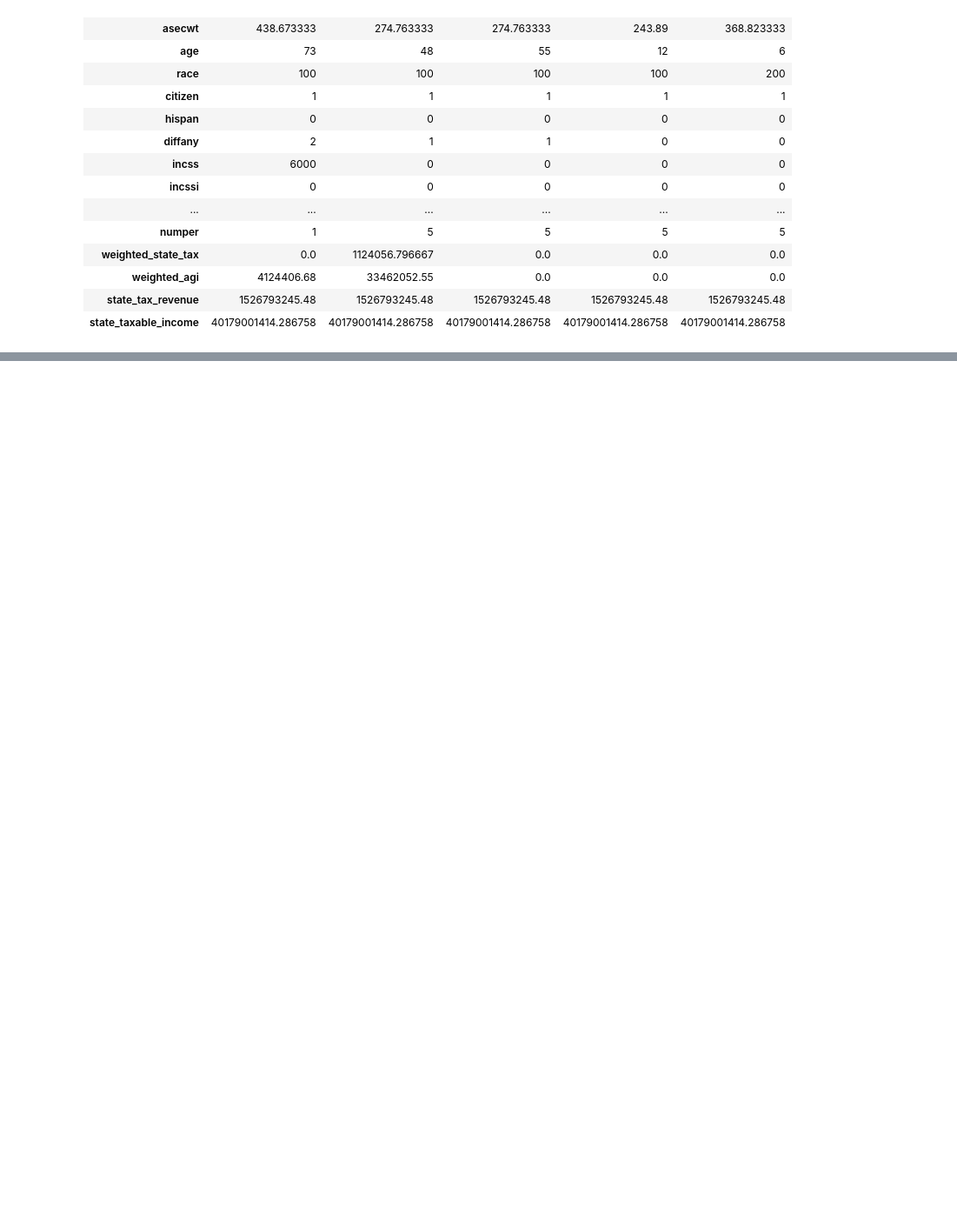
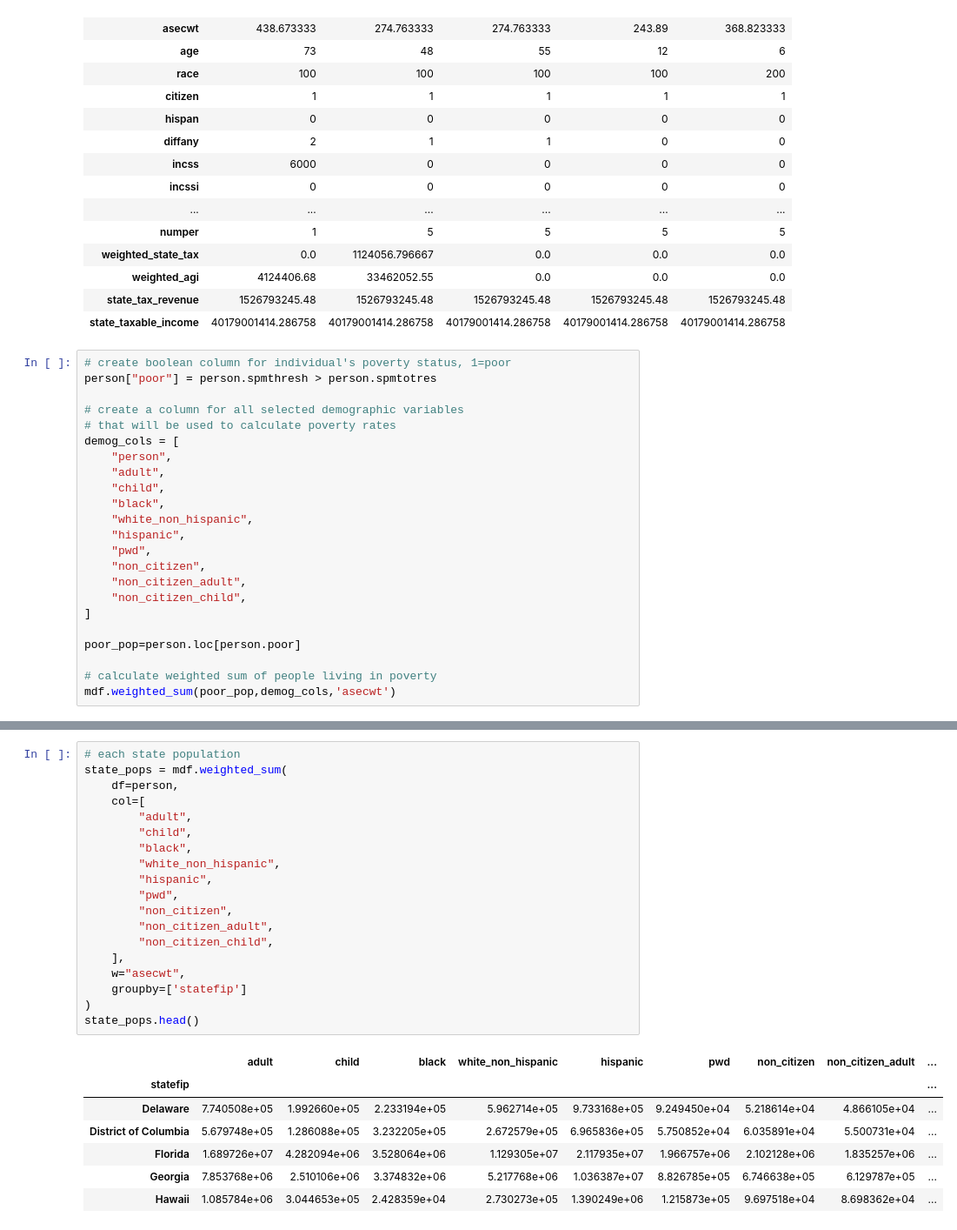
Before and after one commit to UBICenter/us-calc, a Jupyter notebook: pre-processing-notebook.ipynb, the cells around one changed output, grey strips where cells are left out. Shown at 87% size. Cells and saved outputs as stored; diff of their text form; blank space fills up the shorter version.

```diff
--- a/pre-processing-notebook.ipynb
+++ b/pre-processing-notebook.ipynb
@@ -183,3 +227,26 @@ person.head().T
 | weighted_agi | 4124406.68 | 33462052.55 | 0.0 | 0.0 | 0.0 |
 | state_tax_revenue | 1526793245.48 | 1526793245.48 | 1526793245.48 | 1526793245.48 | 1526793245.48 |
 | state_taxable_income | 40179001414.286758 | 40179001414.286758 | 40179001414.286758 | 40179001414.286758 | 40179001414.286758 |
+# %%
+# create boolean column for individual's poverty status, 1=poor
+person["poor"] = person.spmthresh > person.spmtotres
+
+# create a column for all selected demographic variables
+# that will be used to calculate poverty rates
+demog_cols = [
+    "person",
+    "adult",
+    "child",
+    "black",
+    "white_non_hispanic",
+    "hispanic",
+    "pwd",
+    "non_citizen",
+    "non_citizen_adult",
+    "non_citizen_child",
+]
+
+poor_pop=person.loc[person.poor]
+
+# calculate weighted sum of people living in poverty
+mdf.weighted_sum(poor_pop,demog_cols,'asecwt')
@@ -196,0 +362,27 @@ non_citizen_child_pop = (person.asecwt*person.non_citizen_child).sum()
+# %%
+# each state population
+state_pops = mdf.weighted_sum(
+    df=person,
+    col=[
+        "adult",
+        "child",
+        "black",
+        "white_non_hispanic",
+        "hispanic",
+        "pwd",
+        "non_citizen",
+        "non_citizen_adult",
+        "non_citizen_child",
+    ],
+    w="asecwt",
+    groupby=['statefip']
+)
+state_pops.head()
+# %% [output]
+|  | adult | child | black | white_non_hispanic | hispanic | pwd | non_citizen | non_citizen_adult | ... |
+| statefip |  |  |  |  |  |  |  |  | ... |
+| Delaware | 7.740508e+05 | 1.992660e+05 | 2.233194e+05 | 5.962714e+05 | 9.733168e+05 | 9.249450e+04 | 5.218614e+04 | 4.866105e+04 | ... |
+| District of Columbia | 5.679748e+05 | 1.286088e+05 | 3.232205e+05 | 2.672579e+05 | 6.965836e+05 | 5.750852e+04 | 6.035891e+04 | 5.500731e+04 | ... |
+| Florida | 1.689726e+07 | 4.282094e+06 | 3.528064e+06 | 1.129305e+07 | 2.117935e+07 | 1.966757e+06 | 2.102128e+06 | 1.835257e+06 | ... |
+| Georgia | 7.853768e+06 | 2.510106e+06 | 3.374832e+06 | 5.217768e+06 | 1.036387e+07 | 8.826785e+05 | 6.746638e+05 | 6.129787e+05 | ... |
+| Hawaii | 1.085784e+06 | 3.044653e+05 | 2.428359e+04 | 2.730273e+05 | 1.390249e+06 | 1.215873e+05 | 9.697518e+04 | 8.698362e+04 | ... |
```
Also changed, not shown: parts of 12 cells of this notebook, 2 other files.
